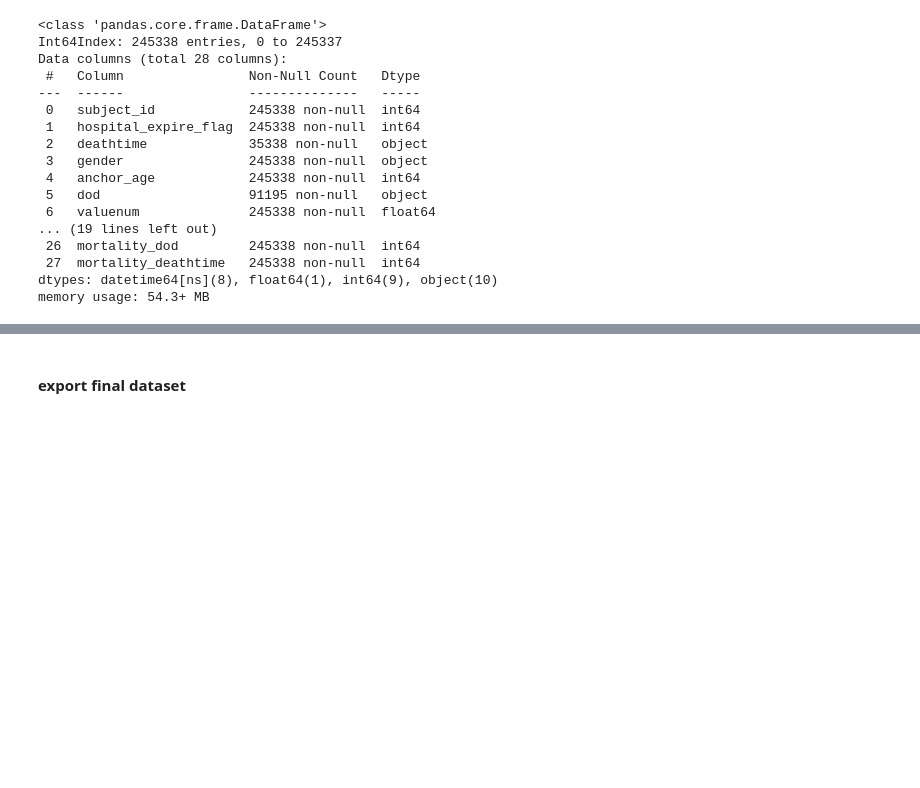
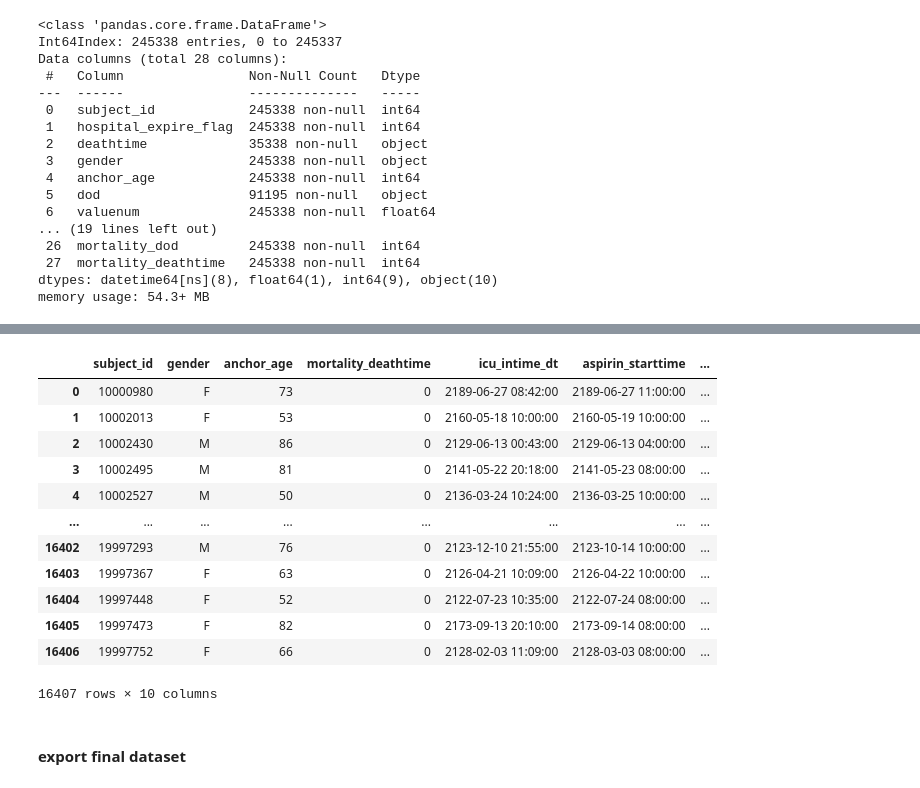
Before and after one commit to doscsy12/shade_22, a Jupyter notebook: datathon22_EDA_sy.ipynb, the cells around one changed output, grey strips where cells are left out. Cells and saved outputs as stored; diff of their text form; code cells hidden in the pictures; blank space fills up the shorter version.

```diff
--- a/datathon22_EDA_sy.ipynb
+++ b/datathon22_EDA_sy.ipynb
@@ -730,3 +753,28 @@ memory usage: 54.3+ MB
+# %%
+df2 = starttimes_df[['subject_id','aspirin_starttime','p2y12_starttime','antiplatelet_starttime']]
+# %%
+df3 = hemo_charttime_df[['subject_id','hemo_storetime']]
+# %%
+df4 = trop_inc_starttime[['subject_id','trop_risetime']]
+# %%
+dfs1 = [df1, df2, df3, df4]
+# %%
+df_final = ft.reduce(lambda left, right: pd.merge(left, right, on='subject_id',how='outer'), dfs1)
+df_final
+# %% [output]
+|  | subject_id | gender | anchor_age | mortality_deathtime | icu_intime_dt | aspirin_starttime | ... |
+| 0 | 10000980 | F | 73 | 0 | 2189-06-27 08:42:00 | 2189-06-27 11:00:00 | ... |
+| 1 | 10002013 | F | 53 | 0 | 2160-05-18 10:00:00 | 2160-05-19 10:00:00 | ... |
+| 2 | 10002430 | M | 86 | 0 | 2129-06-13 00:43:00 | 2129-06-13 04:00:00 | ... |
+| 3 | 10002495 | M | 81 | 0 | 2141-05-22 20:18:00 | 2141-05-23 08:00:00 | ... |
+| 4 | 10002527 | M | 50 | 0 | 2136-03-24 10:24:00 | 2136-03-25 10:00:00 | ... |
+| ... | ... | ... | ... | ... | ... | ... | ... |
+| 16402 | 19997293 | M | 76 | 0 | 2123-12-10 21:55:00 | 2123-10-14 10:00:00 | ... |
+| 16403 | 19997367 | F | 63 | 0 | 2126-04-21 10:09:00 | 2126-04-22 10:00:00 | ... |
+| 16404 | 19997448 | F | 52 | 0 | 2122-07-23 10:35:00 | 2122-07-24 08:00:00 | ... |
+| 16405 | 19997473 | F | 82 | 0 | 2173-09-13 20:10:00 | 2173-09-14 08:00:00 | ... |
+| 16406 | 19997752 | F | 66 | 0 | 2128-02-03 11:09:00 | 2128-03-03 08:00:00 | ... |
+16407 rows × 10 columns
 # %% [markdown]
 #### export final dataset
 # %%
```
Also changed, not shown: parts of 9 cells of this notebook.
